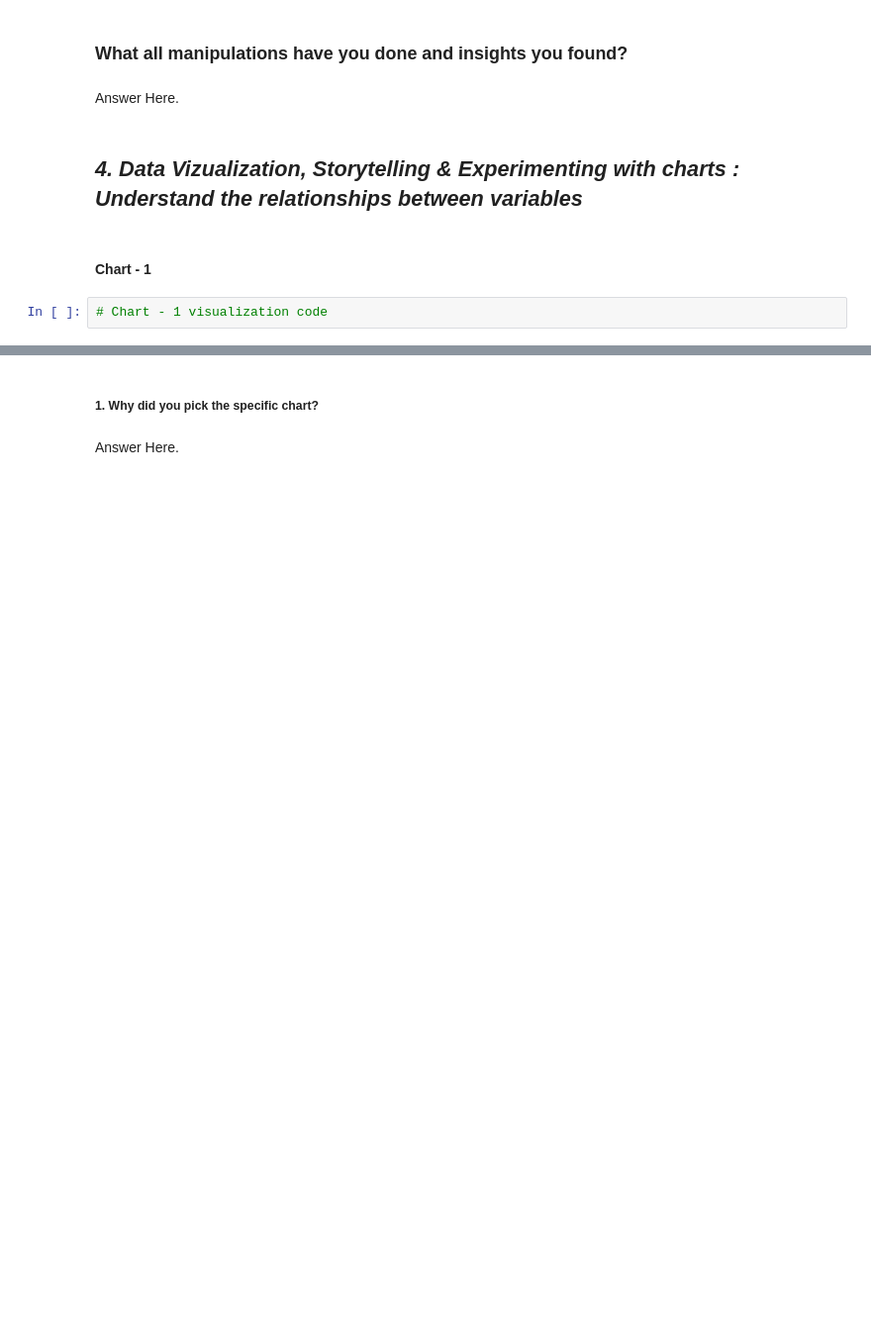
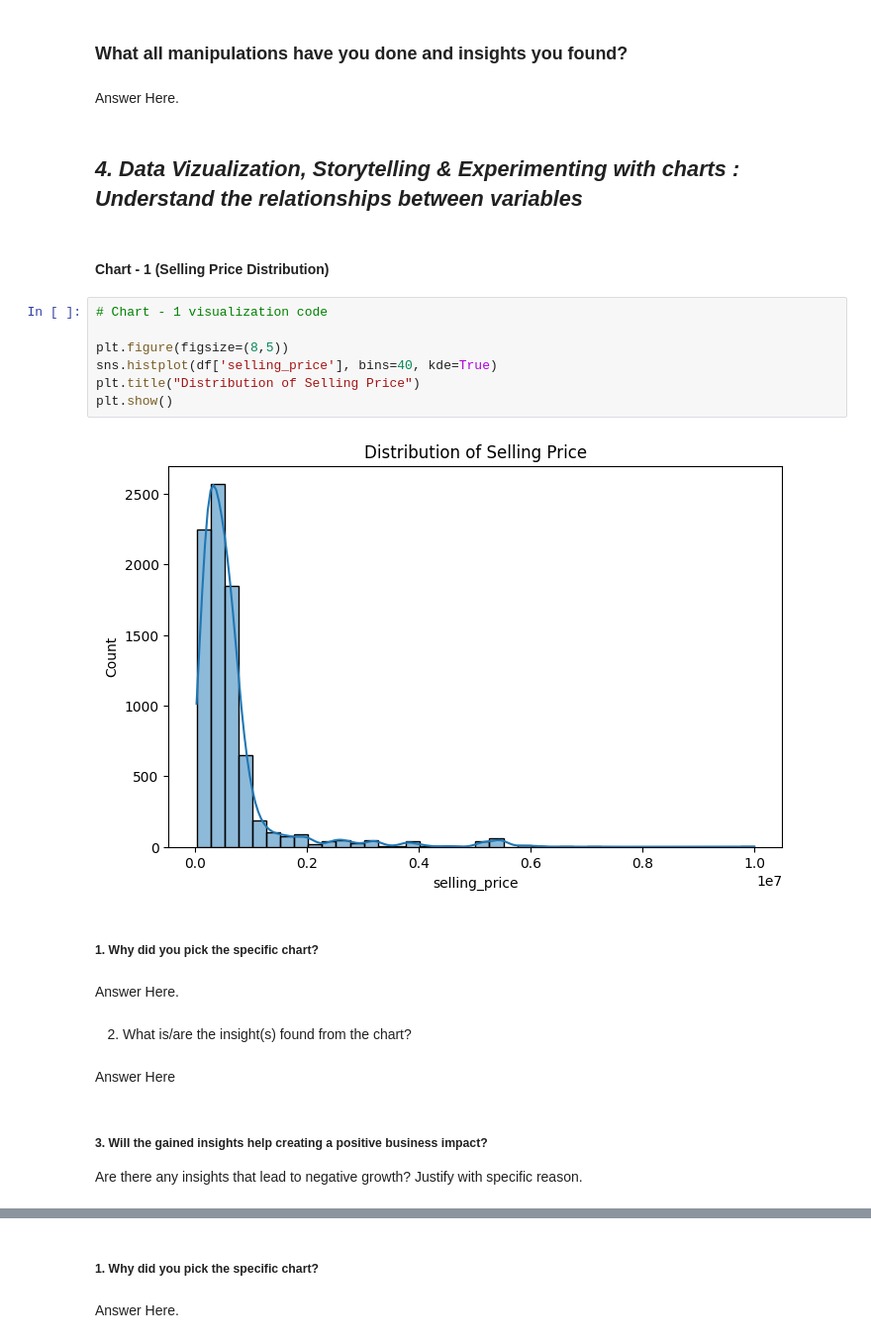
Before and after one commit to Mogatala8374/Vehicle-dataset---Complete-Dataset, a Jupyter notebook: Vehicle_Dataset_(CarDekho).ipynb, the cells around one changed output, grey strips where cells are left out. Shown at 99% size. Saved outputs shown, nothing was run; the diff lists cells and outputs as text; blank space fills up the shorter version.

```diff
--- a/Vehicle_Dataset_(CarDekho).ipynb
+++ b/Vehicle_Dataset_(CarDekho).ipynb
@@ -230,6 +236,24 @@ Answer Here.
 # %% [markdown]
 ## ***4. Data Vizualization, Storytelling & Experimenting with charts : Understand the relationships between variables***
 # %% [markdown]
-#### Chart - 1
+#### Chart - 1 (Selling Price Distribution)
-# %%
-# Chart - 1 visualization code
+# %%
+# Chart - 1 visualization code
+
+plt.figure(figsize=(8,5))
+sns.histplot(df['selling_price'], bins=40, kde=True)
+plt.title("Distribution of Selling Price")
+plt.show()
+# %% [output]
+[figure, added]
+# %% [markdown]
+##### 1. Why did you pick the specific chart?
+# %% [markdown]
+Answer Here.
+# %% [markdown]
+ 2. What is/are the insight(s) found from the chart?
+# %% [markdown]
+Answer Here
+# %% [markdown]
+##### 3. Will the gained insights help creating a positive business impact?
+Are there any insights that lead to negative growth? Justify with specific reason.
```
Also changed, not shown: parts of 61 cells of this notebook.
